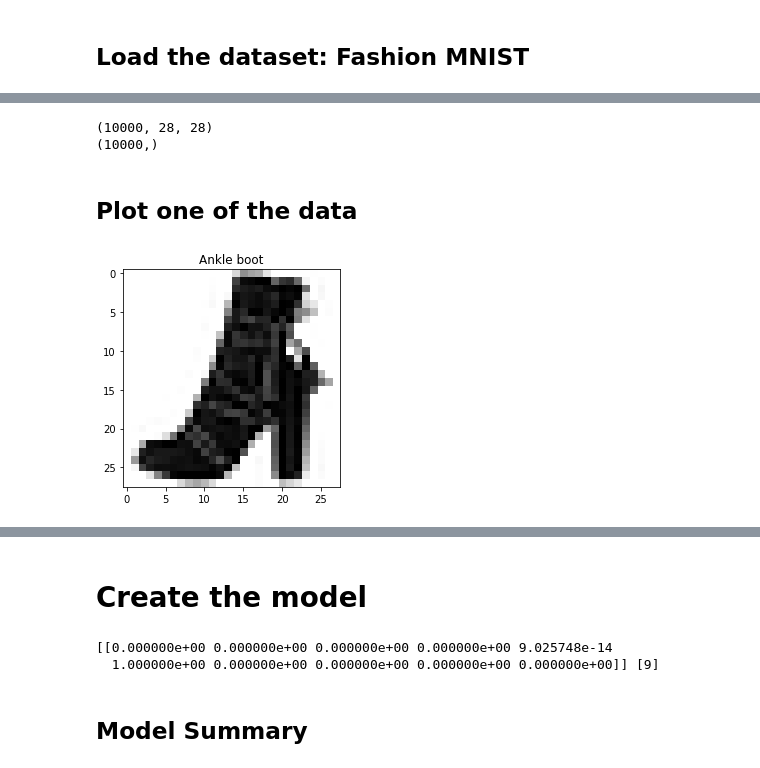
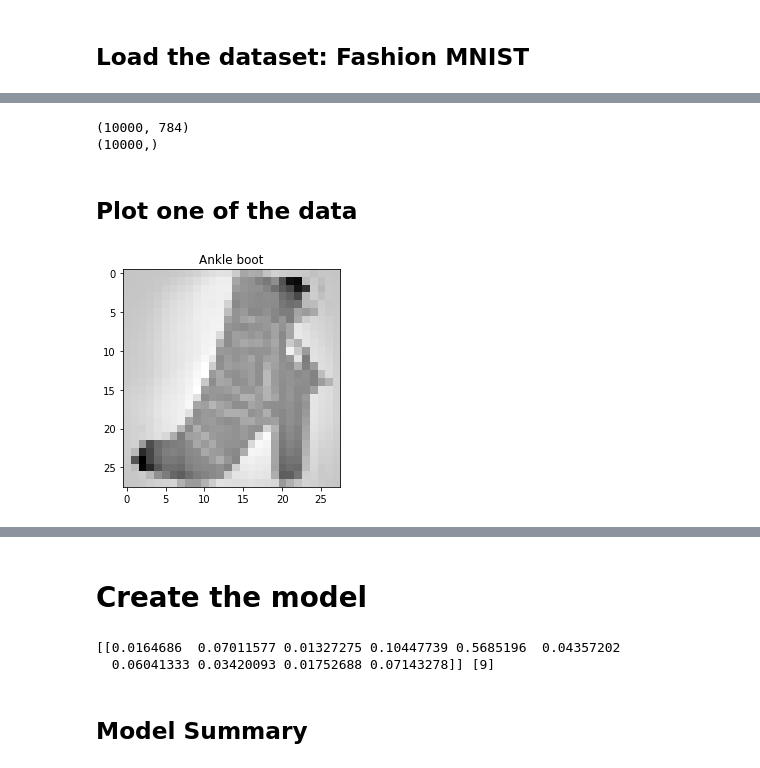
Before and after one commit to thibo73800/tensorflow2.0-examples, a Jupyter notebook: Introduction - Simple Neural Network.ipynb, the cells around one changed output, grey strips where cells are left out. Saved outputs shown, nothing was run; the diff lists cells and outputs as text; code cells hidden in the pictures.

```diff
--- a/Introduction - Simple Neural Network.ipynb
+++ b/Introduction - Simple Neural Network.ipynb
@@ -22,32 +19,43 @@ assert hasattr(tf, "function") # Be sure to use tensorflow 2.0
 # %% [markdown]
 ![](https://storage.googleapis.com/kaggle-datasets-images/2243/3791/9384af51de8baa77f6320901f53bd26b/dataset-cover.png)
 # %%
+from sklearn.preprocessing import StandardScaler
+
 # Fashio MNIST
 fashion_mnist = tf.keras.datasets.fashion_mnist
 (images, targets), (images_test, targets_test) = fashion_mnist.load_data()
 
 # Get only a subpart of the dataset
-# Get only a subpart
 images = images[:10000]
 targets = targets [:10000]
 
+# Reshape the dataset and convert to float
+images = images.reshape(-1, 784)
+images = images.astype(float)
+images_test = images_test.reshape(-1, 784)
+images_test = images_test.astype(float)
+
+scaler = StandardScaler()
+images = scaler.fit_transform(images)
+images_test = scaler.transform(images_test)
+
 print(images.shape)
 print(targets.shape)
 # %% [output]
-(10000, 28, 28)
+(10000, 784)
 (10000,)
 # %% [markdown]
 ## Plot one of the data
 # %%
 targets_names = ["T-shirt/top", "Trouser", "Pullover", "Dress", "Coat", "Sandal",
                  "Shirt", "Sneaker", "Bag", "Ankle boot"
 ]
 # Plot one image
-plt.imshow(images[11], cmap="binary")
+plt.imshow(np.reshape(images[11], (28, 28)), cmap="binary")
 plt.title(targets_names[targets[11]])
 plt.show()
 # %% [output]
-[figure, old version]
+[figure, new version]
 # %% [markdown]
 # Create the model
 ![](images/simple_nn.png)
@@ -56,18 +64,17 @@ plt.show()
 # %%
 # Flatten
 model = tf.keras.models.Sequential()
-model.add(tf.keras.layers.Flatten(input_shape=[28, 28]))
 
 # Add the layers
 model.add(tf.keras.layers.Dense(256, activation="relu"))
 model.add(tf.keras.layers.Dense(128, activation="relu"))
-model.add(tf.keras.layers.Dense(10, activation="softmax"))x
+model.add(tf.keras.layers.Dense(10, activation="softmax"))
 
 model_output = model.predict(images[0:1])
 print(model_output, targets[0:1])
 # %% [output]
-[[0.000000e+00 0.000000e+00 0.000000e+00 0.000000e+00 9.025748e-14
-  1.000000e+00 0.000000e+00 0.000000e+00 0.000000e+00 0.000000e+00]] [9]
+[[0.0164686  0.07011577 0.01327275 0.10447739 0.5685196  0.04357202
+  0.06041333 0.03420093 0.01752688 0.07143278]] [9]
 # %% [markdown]
 ## Model Summary
 # %%
```
Also changed, not shown: parts of 5 cells of this notebook, 3 other files.
